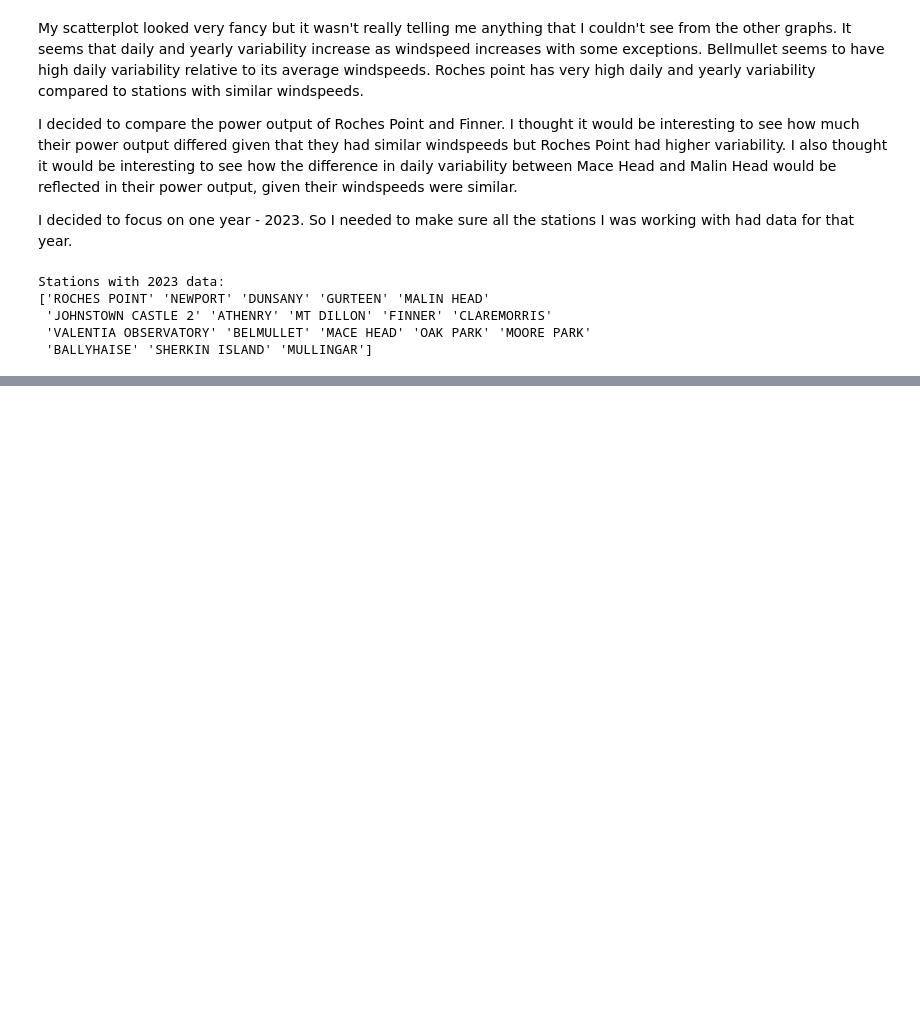
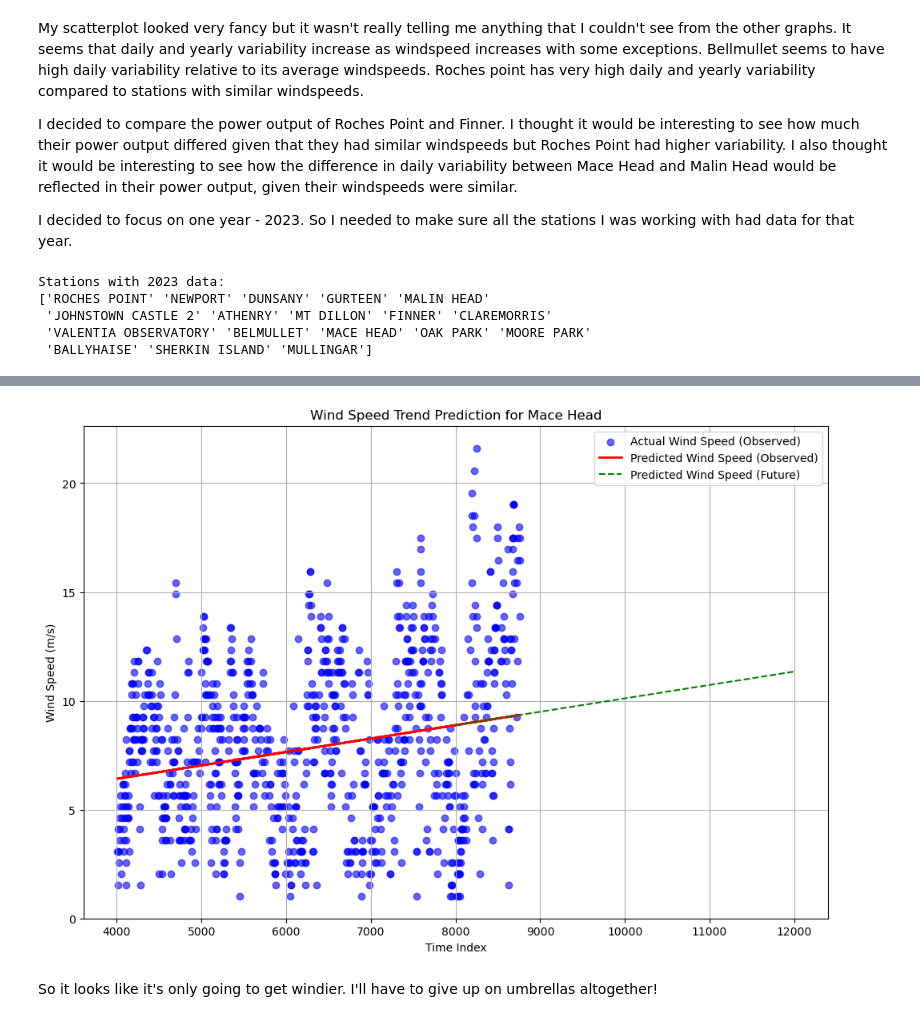
Before and after one commit to morgam7/PFDA-project, a Jupyter notebook: wind_farm_analysis.ipynb, the cells around one changed output, grey strips where cells are left out. Drawn from its saved outputs; the diff is of its cells as text; code cells hidden in the pictures; blank space fills up the shorter version.

Commit message:
Future Trends

```diff
--- a/wind_farm_analysis.ipynb
+++ b/wind_farm_analysis.ipynb
@@ -474,0 +520,9 @@ See the caveats in the documentation: https://pandas.pydata.org/pandas-docs/stab
+# %%
+# Filter data for Mace Head and start regression at time_index 4000
+mace_head_data = comparison_data[comparison_data['station'] == 'MACE HEAD'].copy()
+
+# Add a sequential time index (assuming data is time-ordered)
+mace_head_data['time_index'] = range(len(mace_head_data))
+
+# Filter data to start from time_index 4000
+mace_head_data = mace_head_data[mace_head_data['time_index'] >= 4000]
@@ -474,0 +533,47 @@ See the caveats in the documentation: https://pandas.pydata.org/pandas-docs/stab
+# %%
+from sklearn.linear_model import LinearRegression
+from sklearn.model_selection import train_test_split
+
+# Define features (time_index) and target (wind speed)
+X = mace_head_data[['time_index']]
+y = mace_head_data['wdsp_m_s']
+
+# Split the data into training and testing sets
+X_train, X_test, y_train, y_test = train_test_split(X, y, test_size=0.2, random_state=42)
+
+# Train the regression model
+model = LinearRegression()
+model.fit(X_train, y_train)
+
+# Predict on the test set
+y_pred = model.predict(X_test)
+
+# Create future time indices (e.g., 8001 to 12000)
+future_time_index = pd.DataFrame({'time_index': range(8001, 12001)})
+
+# Predict wind speeds for future indices
+future_predictions = model.predict(future_time_index)
+
+# Combine predictions with the time index
+future_trends = future_time_index.copy()
+future_trends['predicted_wind_speed'] = future_predictions
+
+plt.figure(figsize=(12, 8))
+
+# Plot existing data predictions
+plt.scatter(X_test, y_test, color='blue', label='Actual Wind Speed (Observed)', alpha=0.6)
+plt.plot(X_test, y_pred, color='red', label='Predicted Wind Speed (Observed)', linewidth=2)
+
+# Plot future predictions
+plt.plot(future_trends['time_index'], future_trends['predicted_wind_speed'], color='green', linestyle='--', label='Predicted Wind Speed (Future)')
+
+plt.title("Wind Speed Trend Prediction for Mace Head")
+plt.xlabel("Time Index")
+plt.ylabel("Wind Speed (m/s)")
+plt.legend()
+plt.grid()
+plt.show()
+# %% [output]
+[figure, added]
+# %% [markdown]
+So it looks like it's only going to get windier. I'll have to give up on umbrellas altogether!
```
Also changed, not shown: parts of 18 cells of this notebook, 2 other files.
